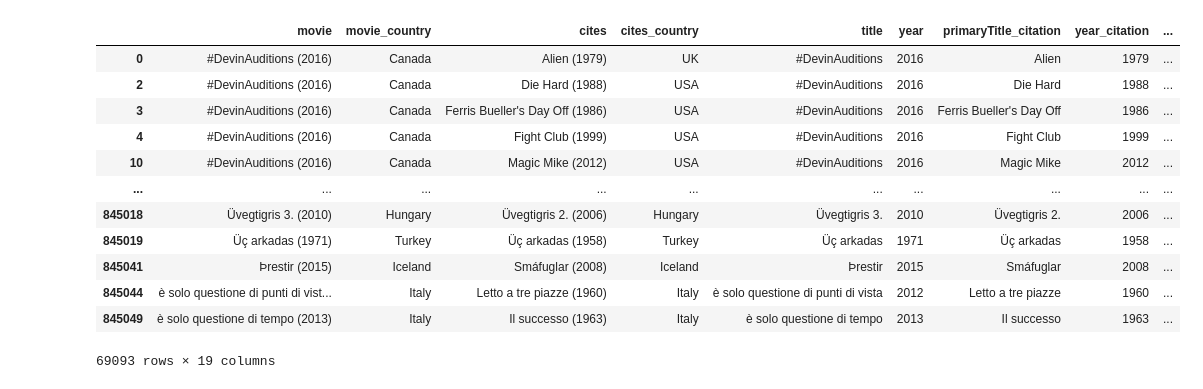
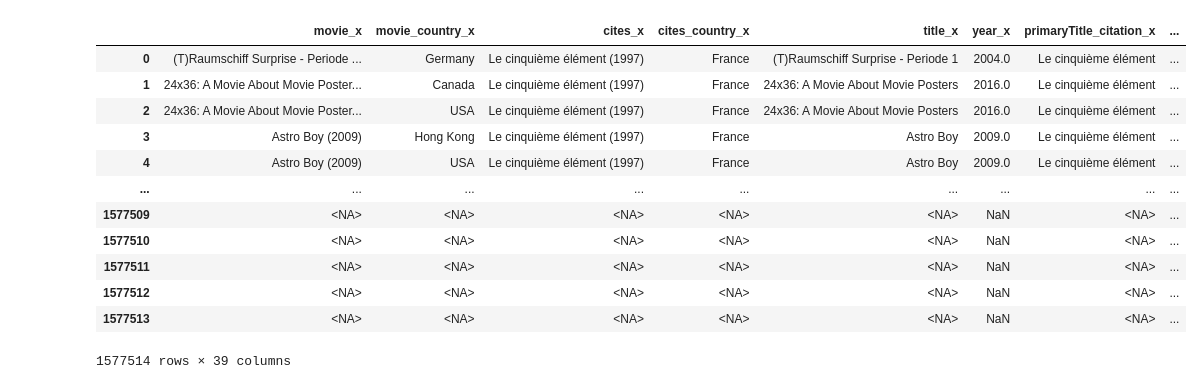
Before and after one commit to NetworkAnalysis-CineMAC/CineMAC, a Jupyter notebook: src/merging_chloe.ipynb, the cells around one changed output. Saved outputs shown, nothing was run; the diff lists cells and outputs as text; code cells hidden in the pictures.

Commit message:
finalize titles dataset

```diff
--- a/src/merging_chloe.ipynb
+++ b/src/merging_chloe.ipynb
@@ -169 +196,3 @@ title_name_table['originalTitle'] = title_name_table['originalTitle'].str.strip(
+# %%
+movies_cit_countries = movies_cit_countries.replace(['Zui jia pai dang 3: Nv huang mi ling'] ,'Zui jia pai dang 3: Nu huang mi ling')
 # %%
@@ -204,18 +256,9 @@ movies_cit_countries.head(80)
 # %%
-#check duplicates
-# movies_cit_countries['primaryTitle_citation'].duplicated().any()
-
-# title_name_table['primaryTitle'].duplicated().any()
+#first merge on title
+final_df = pd.merge(movies_cit_countries, title_name_table,
+             left_on=['title_citation_normalized'],
+             right_on=['originalTitle_normalized'],how='outer', indicator=True)
 
 
-final_df = pd.merge(movies_cit_countries, title_name_table,
-             how="left",
-             left_on=['title_citation_normalized', 'year_citation'],
-             right_on=['originalTitle_normalized', 'startYear'])
-
-# final_df = title_name_table.set_index('primaryTitle').join(movies_cit_countries, how='right', lsuffix='', rsuffix='_citation', sort=False)
-
-
-
-final_df
+final_df.info()
 # %% [output]
@@ -253,20 +345,25 @@ True
 # %%
-final_df.drop_duplicates(subset=["originalTitle","startYear","primaryTitle_citation", "year_citation"], inplace=True)
 
-# final_df= final_df['movie',	'movie_country',	'cites',	'cites_country',	'title',	'year',	'primaryTitle_citation	year_citation	tconst	titleType	primaryTitle	originalTitle	isAdult	startYear	endYear	runtimeMinutes	genres
+imdb_unmatched = final_df[final_df['_merge'] == "right_only"].copy()
+links_unmatched = final_df[final_df['_merge'] == "left_only"].copy()
 
-final_df
+imdb_unmatched
+matches_1 = pd.merge(links_unmatched, imdb_unmatched,
+             left_on=['title_citation_normalized'],
+             right_on=['primaryTitle_normalized'],how='outer', indicator="match_primaryTitle")
+
+matches_1
 # %% [output]
-|  | movie | movie_country | cites | cites_country | title | year | primaryTitle_citation | year_citation | ... |
-| 0 | #DevinAuditions (2016) | Canada | Alien (1979) | UK | #DevinAuditions | 2016 | Alien | 1979 | ... |
-| 2 | #DevinAuditions (2016) | Canada | Die Hard (1988) | USA | #DevinAuditions | 2016 | Die Hard | 1988 | ... |
-| 3 | #DevinAuditions (2016) | Canada | Ferris Bueller's Day Off (1986) | USA | #DevinAuditions | 2016 | Ferris Bueller's Day Off | 1986 | ... |
-| 4 | #DevinAuditions (2016) | Canada | Fight Club (1999) | USA | #DevinAuditions | 2016 | Fight Club | 1999 | ... |
-| 10 | #DevinAuditions (2016) | Canada | Magic Mike (2012) | USA | #DevinAuditions | 2016 | Magic Mike | 2012 | ... |
-| ... | ... | ... | ... | ... | ... | ... | ... | ... | ... |
-| 845018 | Üvegtigris 3. (2010) | Hungary | Üvegtigris 2. (2006) | Hungary | Üvegtigris 3. | 2010 | Üvegtigris 2. | 2006 | ... |
-| 845019 | Üç arkadas (1971) | Turkey | Üç arkadas (1958) | Turkey | Üç arkadas | 1971 | Üç arkadas | 1958 | ... |
-| 845041 | Þrestir (2015) | Iceland | Smáfuglar (2008) | Iceland | Þrestir | 2015 | Smáfuglar | 2008 | ... |
-| 845044 | è solo questione di punti di vist... | Italy | Letto a tre piazze (1960) | Italy | è solo questione di punti di vista | 2012 | Letto a tre piazze | 1960 | ... |
-| 845049 | è solo questione di tempo (2013) | Italy | Il successo (1963) | Italy | è solo questione di tempo | 2013 | Il successo | 1963 | ... |
+|  | movie_x | movie_country_x | cites_x | cites_country_x | title_x | year_x | primaryTitle_citation_x | ... |
+| 0 | (T)Raumschiff Surprise - Periode ... | Germany | Le cinquième élément (1997) | France | (T)Raumschiff Surprise - Periode 1 | 2004.0 | Le cinquième élément | ... |
+| 1 | 24x36: A Movie About Movie Poster... | Canada | Le cinquième élément (1997) | France | 24x36: A Movie About Movie Posters | 2016.0 | Le cinquième élément | ... |
+| 2 | 24x36: A Movie About Movie Poster... | USA | Le cinquième élément (1997) | France | 24x36: A Movie About Movie Posters | 2016.0 | Le cinquième élément | ... |
+| 3 | Astro Boy (2009) | Hong Kong | Le cinquième élément (1997) | France | Astro Boy | 2009.0 | Le cinquième élément | ... |
+| 4 | Astro Boy (2009) | USA | Le cinquième élément (1997) | France | Astro Boy | 2009.0 | Le cinquième élément | ... |
+| ... | ... | ... | ... | ... | ... | ... | ... | ... |
+| 1577509 | <NA> | <NA> | <NA> | <NA> | <NA> | NaN | <NA> | ... |
+| 1577510 | <NA> | <NA> | <NA> | <NA> | <NA> | NaN | <NA> | ... |
+| 1577511 | <NA> | <NA> | <NA> | <NA> | <NA> | NaN | <NA> | ... |
+| 1577512 | <NA> | <NA> | <NA> | <NA> | <NA> | NaN | <NA> | ... |
+| 1577513 | <NA> | <NA> | <NA> | <NA> | <NA> | NaN | <NA> | ... |
-69093 rows × 19 columns
+1577514 rows × 39 columns
```
Also changed, not shown: parts of 40 cells of this notebook.
